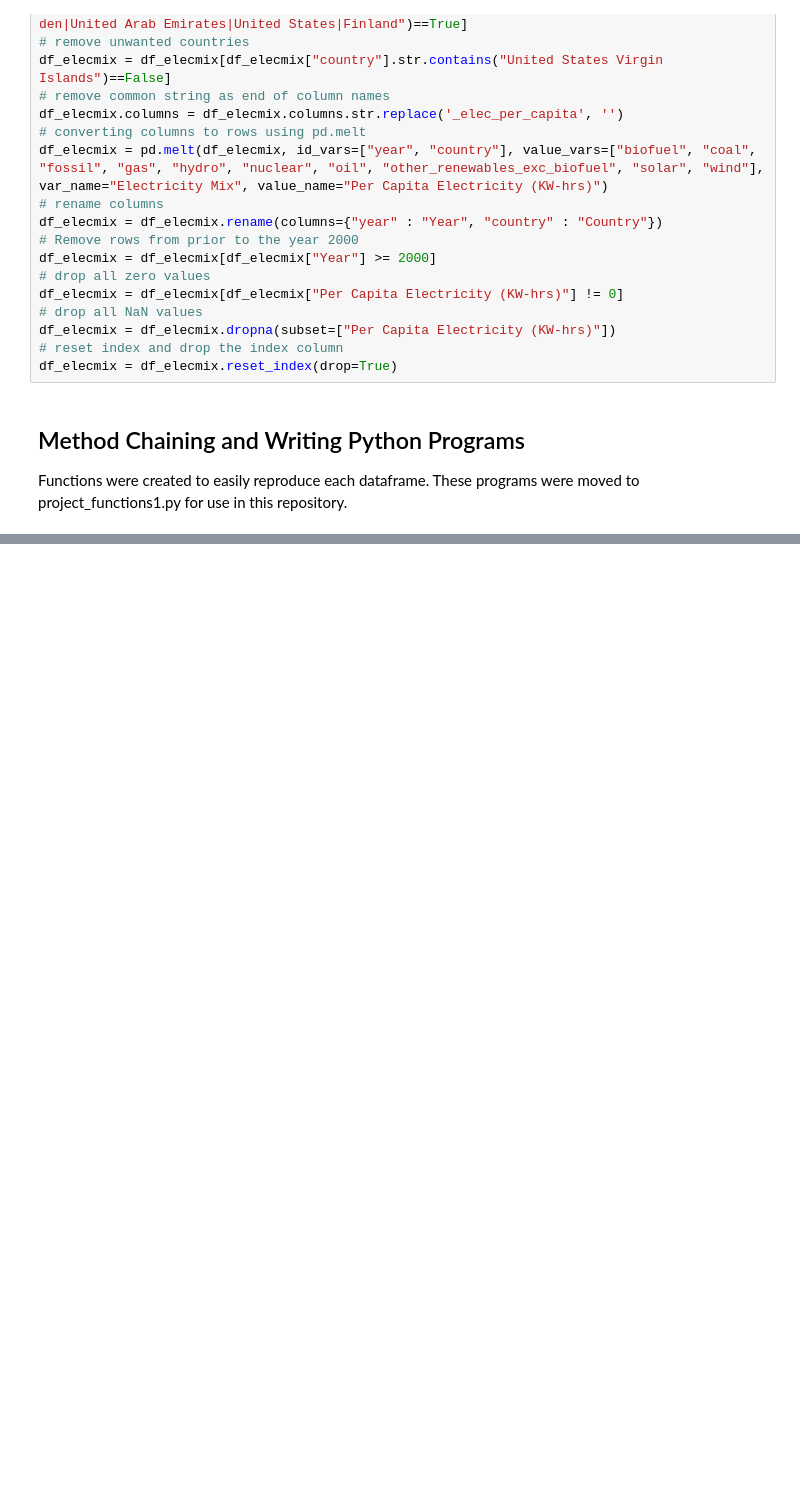
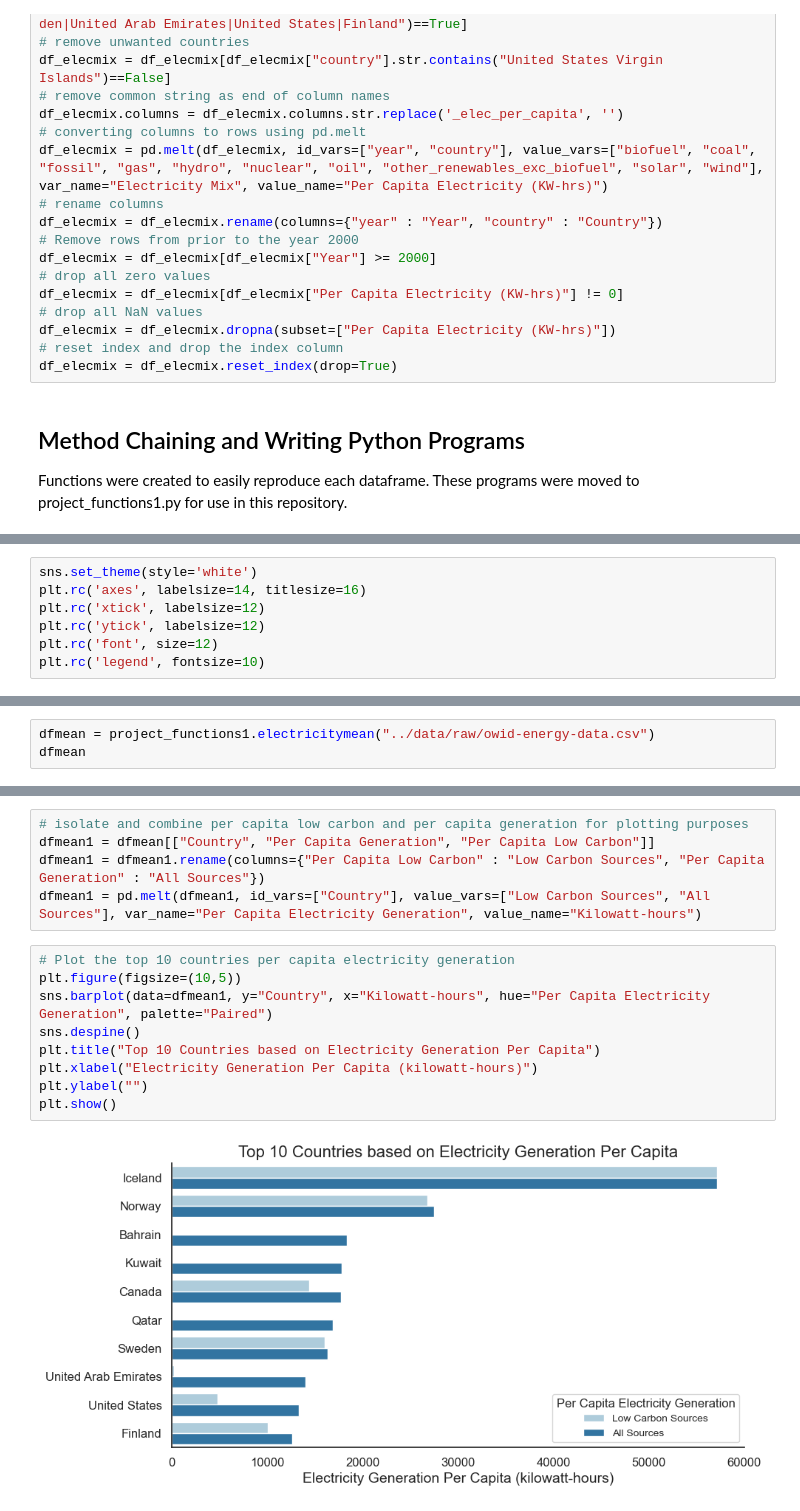
Before and after one commit to ubco-W2022T1-cosc301/project-group02, a Jupyter notebook: notebooks/analysis1.ipynb, the cells around one changed output, grey strips where cells are left out. Saved outputs shown, nothing was run; the diff lists cells and outputs as text; blank space fills up the shorter version.

```diff
--- a/notebooks/analysis1.ipynb
+++ b/notebooks/analysis1.ipynb
@@ -671,0 +666,7 @@ Test importing one of the dataframes from the project_functions1.py notebook:
+# %%
+sns.set_theme(style='white')
+plt.rc('axes', labelsize=14, titlesize=16)
+plt.rc('xtick', labelsize=12)
+plt.rc('ytick', labelsize=12)
+plt.rc('font', size=12)
+plt.rc('legend', fontsize=10)
@@ -671,0 +684,3 @@ Test importing one of the dataframes from the project_functions1.py notebook:
+# %%
+dfmean = project_functions1.electricitymean("../data/raw/owid-energy-data.csv")
+dfmean
@@ -671,0 +699,16 @@ Test importing one of the dataframes from the project_functions1.py notebook:
+# %%
+# isolate and combine per capita low carbon and per capita generation for plotting purposes
+dfmean1 = dfmean[["Country", "Per Capita Generation", "Per Capita Low Carbon"]]
+dfmean1 = dfmean1.rename(columns={"Per Capita Low Carbon" : "Low Carbon Sources", "Per Capita Generation" : "All Sources"})
+dfmean1 = pd.melt(dfmean1, id_vars=["Country"], value_vars=["Low Carbon Sources", "All Sources"], var_name="Per Capita Electricity Generation", value_name="Kilowatt-hours")
+# %%
+# Plot the top 10 countries per capita electricity generation
+plt.figure(figsize=(10,5))
+sns.barplot(data=dfmean1, y="Country", x="Kilowatt-hours", hue="Per Capita Electricity Generation", palette="Paired")
+sns.despine()
+plt.title("Top 10 Countries based on Electricity Generation Per Capita")
+plt.xlabel("Electricity Generation Per Capita (kilowatt-hours)")
+plt.ylabel("")
+plt.show()
+# %% [output]
+[figure, added]
```
Also changed, not shown: parts of 31 cells of this notebook, 1 other file.
